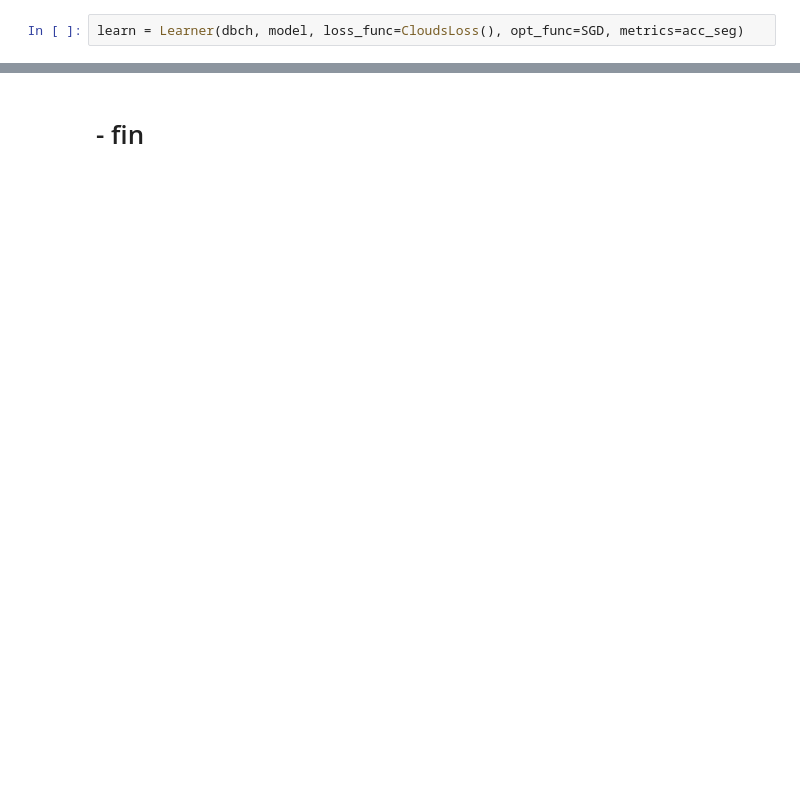
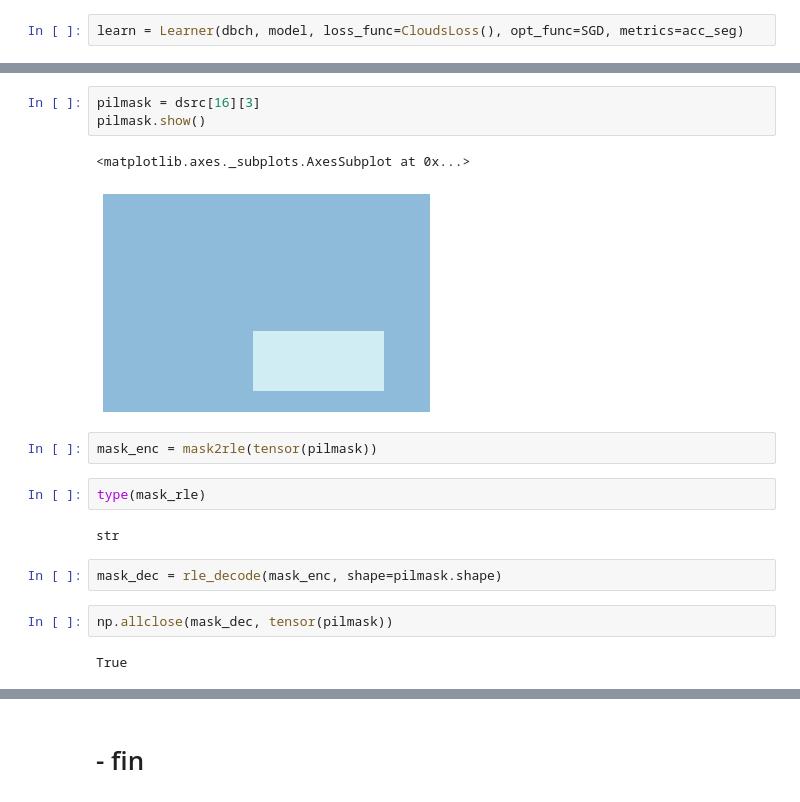
Before and after one commit to qAp/kgl_clouds, a Jupyter notebook: multicloudtype.ipynb, the cells around one changed output, grey strips where cells are left out. Cells and saved outputs as stored; diff of their text form; blank space fills up the shorter version.

Commit message:
Run-length encode masks.
This converts masks that are tensors to strings.

```diff
--- a/multicloudtype.ipynb
+++ b/multicloudtype.ipynb
@@ -345,0 +352,18 @@ KeyboardInterrupt:
+# %%
+pilmask = dsrc[16][3]
+pilmask.show()
+# %% [output]
+<matplotlib.axes._subplots.AxesSubplot at 0x...>
+[figure, added]
+# %%
+mask_enc = mask2rle(tensor(pilmask))
+# %%
+type(mask_rle)
+# %% [output]
+str
+# %%
+mask_dec = rle_decode(mask_enc, shape=pilmask.shape)
+# %%
+np.allclose(mask_dec, tensor(pilmask))
+# %% [output]
+True
```
Also changed, not shown: parts of 26 cells of this notebook.
